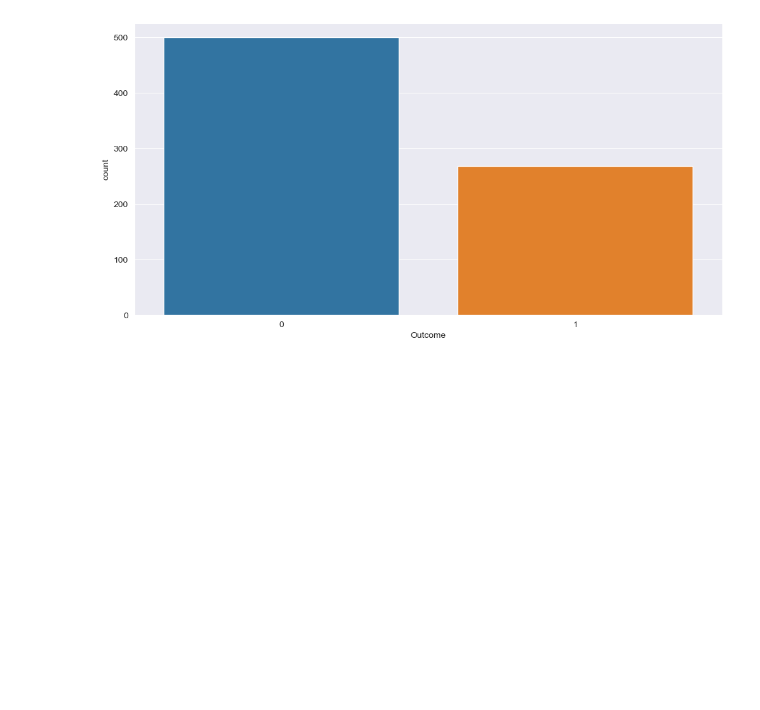
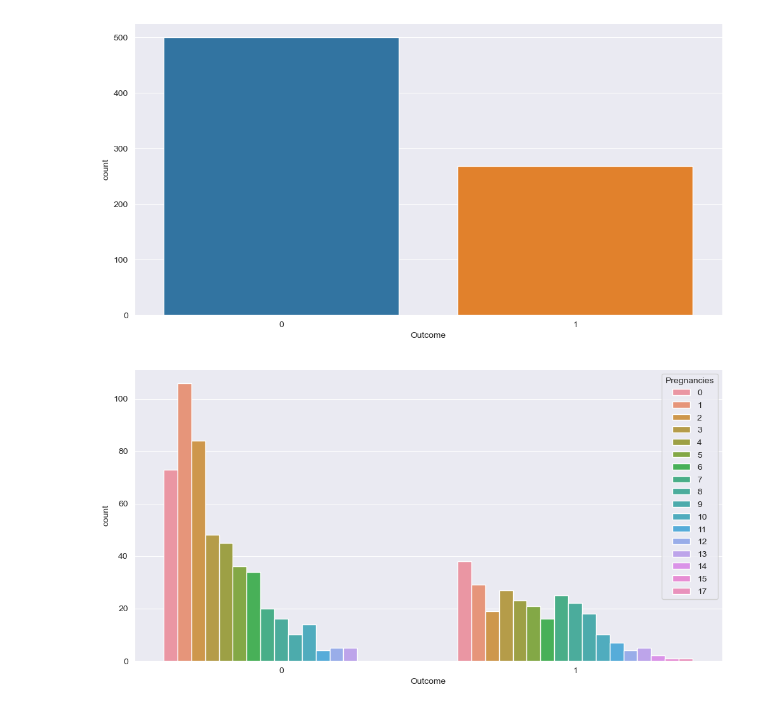
Before and after one commit to KishanYern/Data-Science-Project, a Jupyter notebook: diabetes.ipynb, the cells around one changed output. Cells and saved outputs as stored; diff of their text form; code cells hidden in the pictures; blank space fills up the shorter version.

Commit message:
plotted data and built models

```diff
--- a/diabetes.ipynb
+++ b/diabetes.ipynb
@@ -110,0 +109,6 @@ sns.
+# %%
+sns.countplot(x='Outcome', hue='Pregnancies', data=df)
+
+plt.show()
+# %% [output]
+[figure, added]
```
Also changed, not shown: parts of 25 cells of this notebook.
